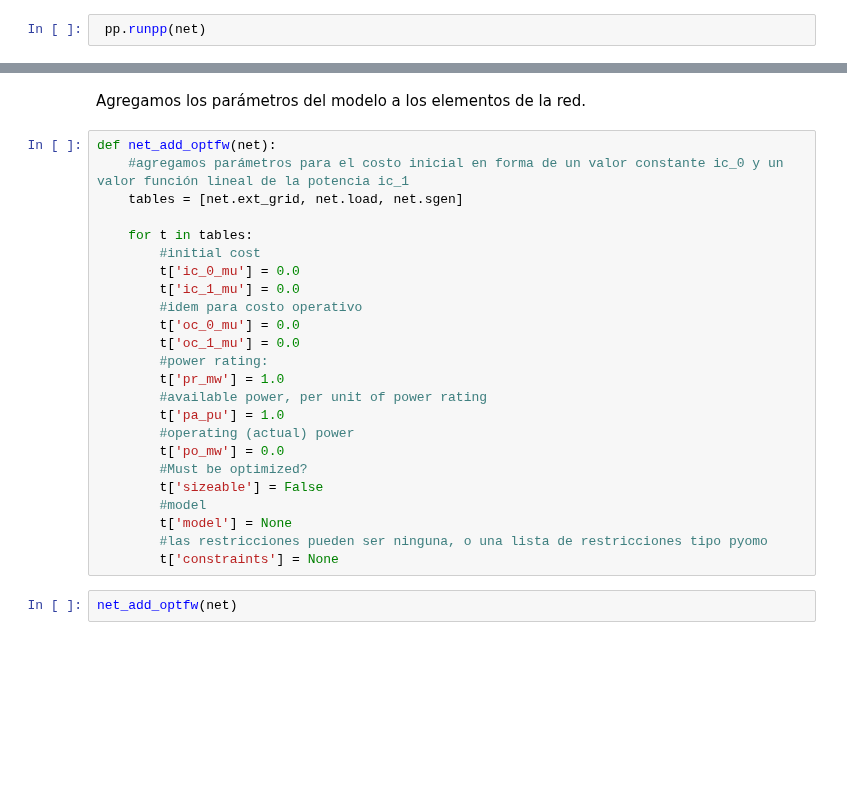
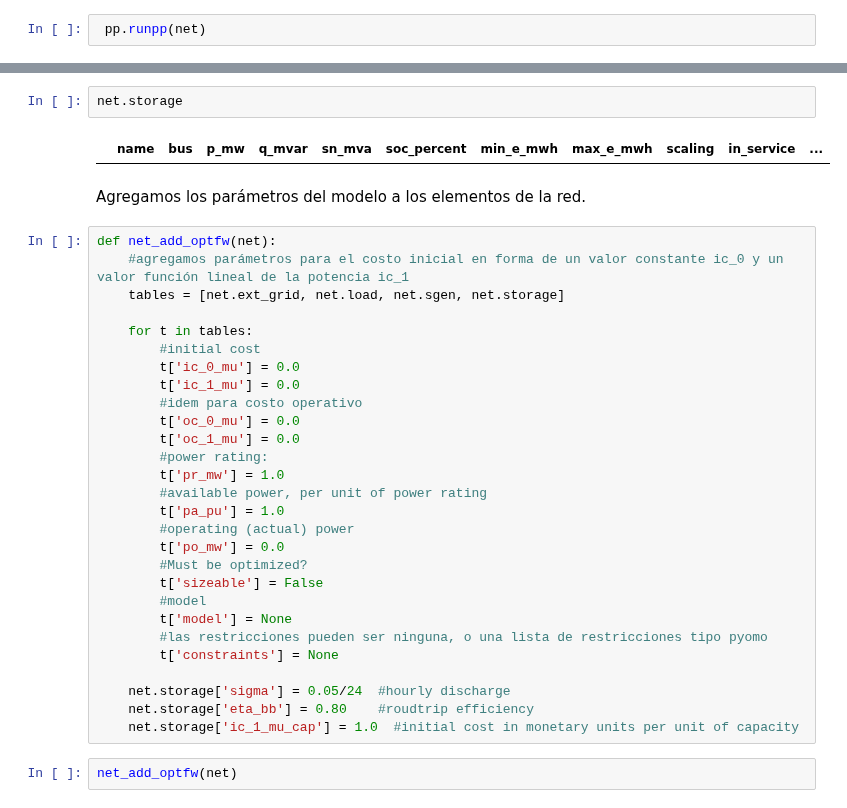
Before and after one commit to MGFO/MGFO, a Jupyter notebook: Simple_Model.ipynb, the cells around one changed output, grey strips where cells are left out. Saved outputs shown, nothing was run; the diff lists cells and outputs as text; blank space fills up the shorter version.

```diff
--- a/Simple_Model.ipynb
+++ b/Simple_Model.ipynb
@@ -111,9 +109,13 @@ net.sgen
+# %%
+net.storage
+# %% [output]
+|  | name | bus | p_mw | q_mvar | sn_mva | soc_percent | min_e_mwh | max_e_mwh | scaling | in_service | ... |
 # %% [markdown]
 Agregamos los parámetros del modelo a los elementos de la red.
 # %%
 def net_add_optfw(net):
     #agregamos parámetros para el costo inicial en forma de un valor constante ic_0 y un valor función lineal de la potencia ic_1
-    tables = [net.ext_grid, net.load, net.sgen]
+    tables = [net.ext_grid, net.load, net.sgen, net.storage]
 
     for t in tables:
         #initial cost
@@ -134,6 +136,10 @@ def net_add_optfw(net):
         t['model'] = None
         #las restricciones pueden ser ninguna, o una lista de restricciones tipo pyomo
         t['constraints'] = None
+
+    net.storage['sigma'] = 0.05/24  #hourly discharge
+    net.storage['eta_bb'] = 0.80    #roudtrip efficiency
+    net.storage['ic_1_mu_cap'] = 1.0  #initial cost in monetary units per unit of capacity
 # %%
 net_add_optfw(net)
 # %% [markdown]
```
Also changed, not shown: parts of 14 cells of this notebook, 1 other file.
